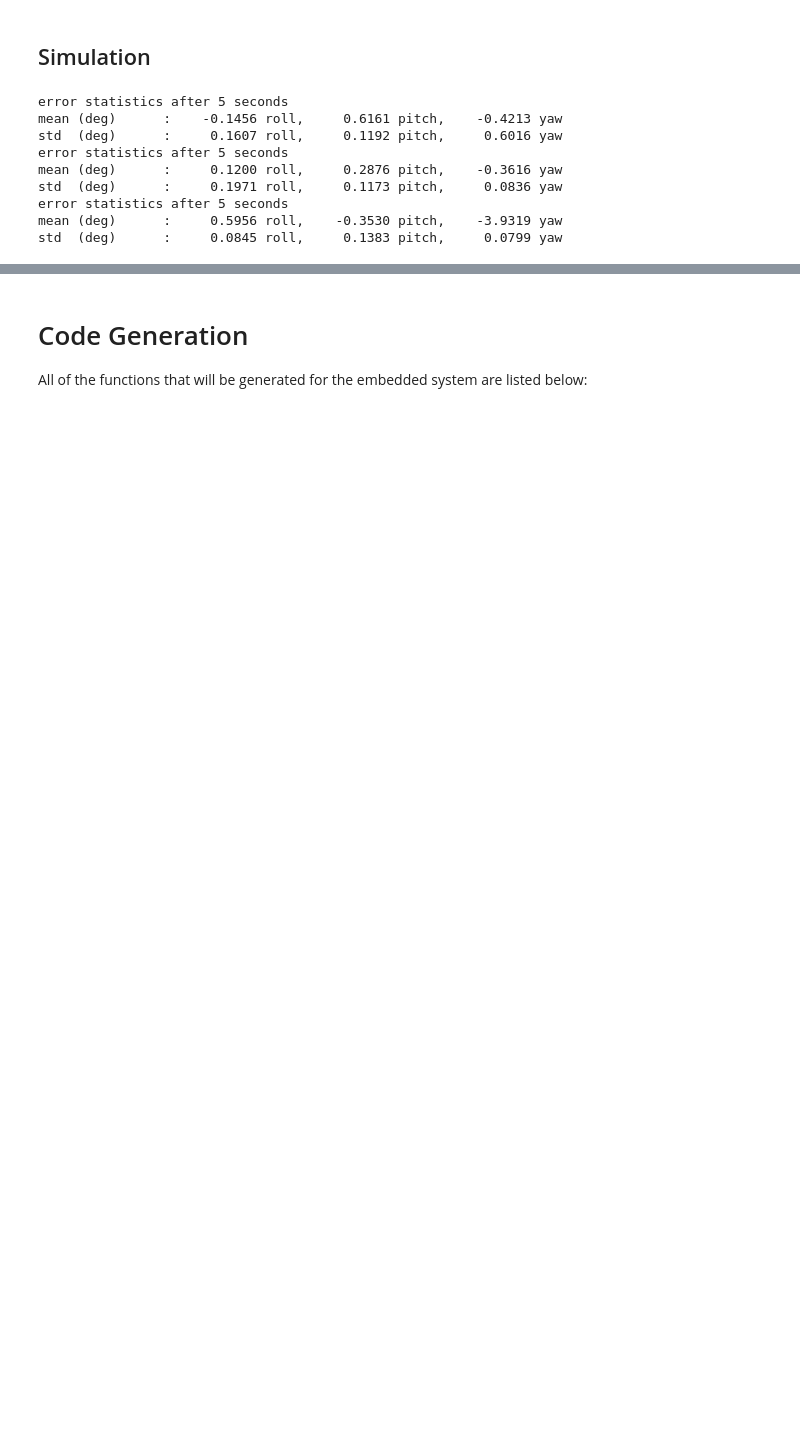
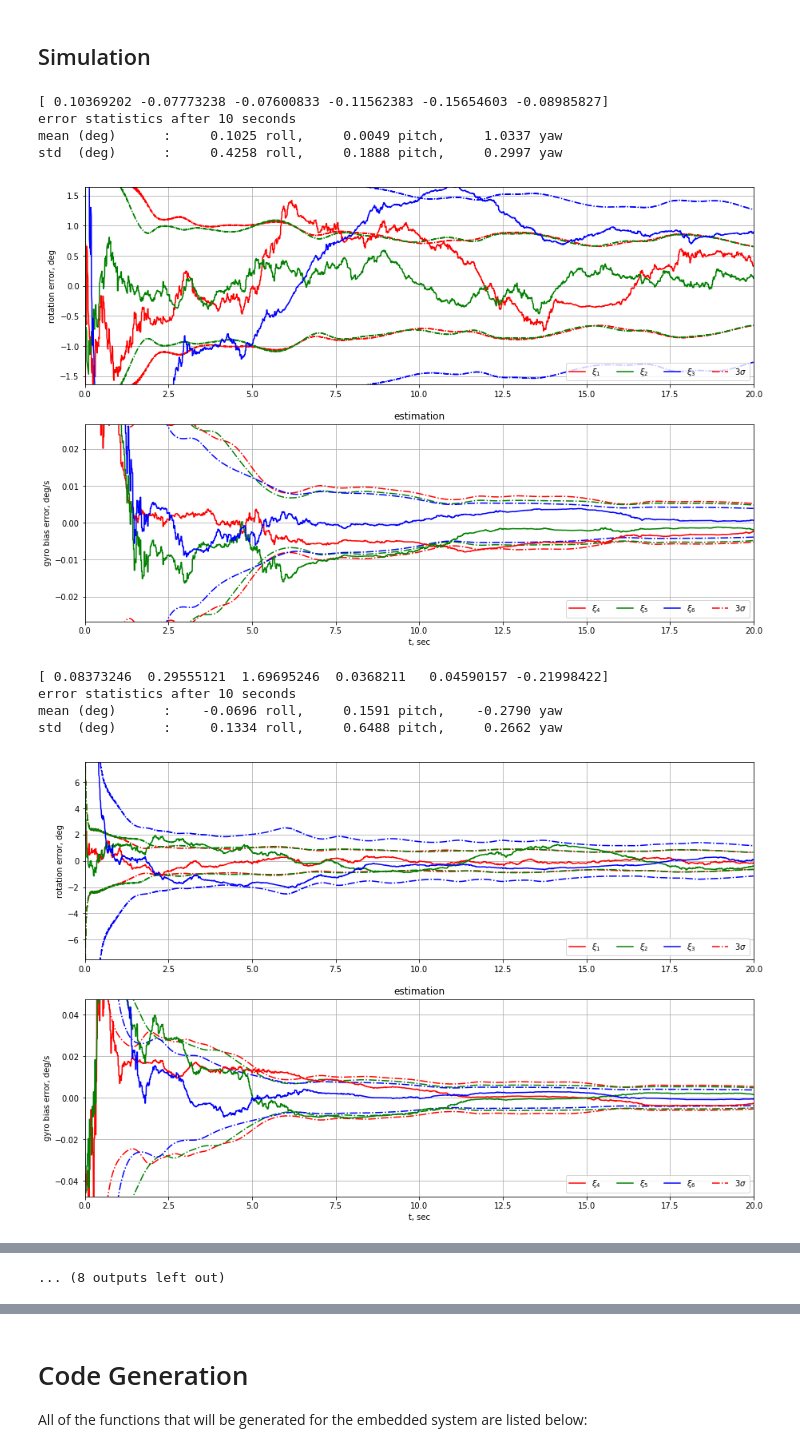
Before and after one commit to CogniPilot/pyecca, a Jupyter notebook: notebooks/AttitudeLGPEKF.ipynb, the cells around one changed output, grey strips where cells are left out. Saved outputs shown, nothing was run; the diff lists cells and outputs as text; code cells hidden in the pictures; blank space fills up the shorter version.

```diff
--- a/notebooks/AttitudeLGPEKF.ipynb
+++ b/notebooks/AttitudeLGPEKF.ipynb
@@ -415,12 +514,12 @@ def sim(func, params, enable_progress=False):
     # noise matrices
     dt_mag = p['dt']*p['mod_mag']
     dt_accel = p['dt']*p['mod_accel']
-    R_accel = np.diag([1, 1])*p['accel_sqrt_N']**2/dt_accel
+    std_accel = p['accel_sqrt_N']/np.sqrt(dt_accel)
     std_mag = np.diag([1])*p['mag_sqrt_N']/np.sqrt(dt_mag)
-    P = np.zeros((6, 6))
-    for i in range(3):
-        P[i, i] = p['std0_att']**2
-        P[i+3, i+3] = p['std0_bias']**2
+    #P = np.zeros((6, 6))
+    #for i in range(3):
+    #    P[i, i] = p['std0_att']**2
+    #    P[i+3, i+3] = p['std0_bias']**2
     W = np.zeros((6, 6))
     for i in range(3):
         W[i, i] = p['std0_att']
@@ -474,19 +573,18 @@ def sim(func, params, enable_progress=False):
         xh, shadowh, qh = handle_shadow(xh, shadowh, qh, func)
 
         # propagate the uncertainty using rk4
-        P = func['predict_P'](xh, P, p['std_w_att'], omega_meas, p['dt'])
-
+        #P = func['predict_P'](xh, P, p['std_w_att'], omega_meas, p['dt'])
         W = func['predict_W'](xh, W, p['std_w_att'], omega_meas, p['dt'])
 
         # correction for accel
         if i % p['mod_accel'] == 0:
-            w = np.random.randn(2)*np.sqrt(np.diag(R_accel))
+            w = np.random.randn(2)*std_accel
             x_old = get_x_delayed(p['accel_delay_periods'], x_delayed)
             y_accel = func['f_noise_SO3']([w[0], w[1], 0], func['measure_g'](x_old))
             yh_accel = func['measure_g'](xh)
-            x_accel, P_accel = func['correct_accel'](xh, P, y_accel, R_accel)
+            #x_accel, P = func['correct_accel'](xh, P, y_accel, std_accel)
+            x_accel, W = func['correct_accel_sqrt'](xh, W, y_accel, std_accel)
             xh = np.reshape(x_accel, -1)
-            P = np.array(P_accel)
             xh, shadowh, qh = handle_shadow(xh, shadowh, qh, func)
 
         # correction for mag
@@ -496,9 +594,9 @@ def sim(func, params, enable_progress=False):
             x_old = get_x_delayed(p['mag_delay_periods'], x_delayed)
             y_mag = func['f_noise_SO3']([0, 0, w], func['measure_hdg'](x_old, B_n))
             yh_mag = func['measure_hdg'](xh, B_n)
-            x_mag, P_mag = func['correct_mag'](xh, P, y_mag, B_n, std_mag)
+            #x_mag, P = func['correct_mag'](xh, P, y_mag, B_n, std_mag)
+            x_mag, W = func['correct_mag_sqrt'](xh, W, y_mag, B_n, std_mag)
             xh = np.reshape(x_mag, -1)
-            P = np.array(P_mag)
             xh, shadowh, qh = handle_shadow(xh, shadowh, qh, func)
 
         data = ({
@@ -516,7 +614,7 @@ def sim(func, params, enable_progress=False):
             'y_mag': y_mag,
             'yh_accel': yh_accel,
             'yh_mag': yh_mag,
-            'std': np.sqrt(np.reshape(np.diag(P), -1)),
+            'std': np.reshape(np.diag(W), -1)
         })
         for key in data.keys():
             if key not in hist.keys():
@@ -681,20 +785,23 @@ sim_funcs = {}
 sim_funcs.update(func)
 sim_funcs.update(func_sim)
 # %%
-sim_params['tf'] = 10
-for i in range(3):
+sim_params['tf'] = 20
+for i in range(10):
     sim_params['x0'] = np.random.randn(6)*np.array([1, 1, 1, 0.1, 0.1, 0.1])
+    print(sim_params['x0'])
     hist = sim(sim_funcs, sim_params)
-    analyze_hist(hist, sim_params['tf']/2)
-    #plot_hist(hist)
+    mean, std = analyze_hist(hist, sim_params['tf']/2)
+    #if np.max(np.fabs(mean)) > 1 or np.max(np.fabs(mean)) > 1:
+    plot_hist(hist, att=False, meas=False)
     sys.stdout.flush()
 # %% [output]
-error statistics after 5 seconds
-mean (deg)      :    -0.1456 roll,     0.6161 pitch,    -0.4213 yaw
-std  (deg)      :     0.1607 roll,     0.1192 pitch,     0.6016 yaw
-error statistics after 5 seconds
-mean (deg)      :     0.1200 roll,     0.2876 pitch,    -0.3616 yaw
-std  (deg)      :     0.1971 roll,     0.1173 pitch,     0.0836 yaw
-error statistics after 5 seconds
-mean (deg)      :     0.5956 roll,    -0.3530 pitch,    -3.9319 yaw
-std  (deg)      :     0.0845 roll,     0.1383 pitch,     0.0799 yaw
+[ 0.10369202 -0.07773238 -0.07600833 -0.11562383 -0.15654603 -0.08985827]
+error statistics after 10 seconds
+mean (deg)      :     0.1025 roll,     0.0049 pitch,     1.0337 yaw
+std  (deg)      :     0.4258 roll,     0.1888 pitch,     0.2997 yaw
+[figure, added]
+[ 0.08373246  0.29555121  1.69695246  0.0368211   0.04590157 -0.21998422]
+error statistics after 10 seconds
+mean (deg)      :    -0.0696 roll,     0.1591 pitch,    -0.2790 yaw
+std  (deg)      :     0.1334 roll,     0.6488 pitch,     0.2662 yaw
+[figure, added]
@@ -701,2 +830,3 @@ std  (deg)      :     0.0845 roll,     0.1383 pitch,     0.0799 yaw
+... (8 outputs left out)
 # %%
 #%prun -l 5 hist = sim(sim_funcs, sim_params) #run this to profile, 10% slower
```
Also changed, not shown: parts of 21 cells of this notebook, 1 other file.
